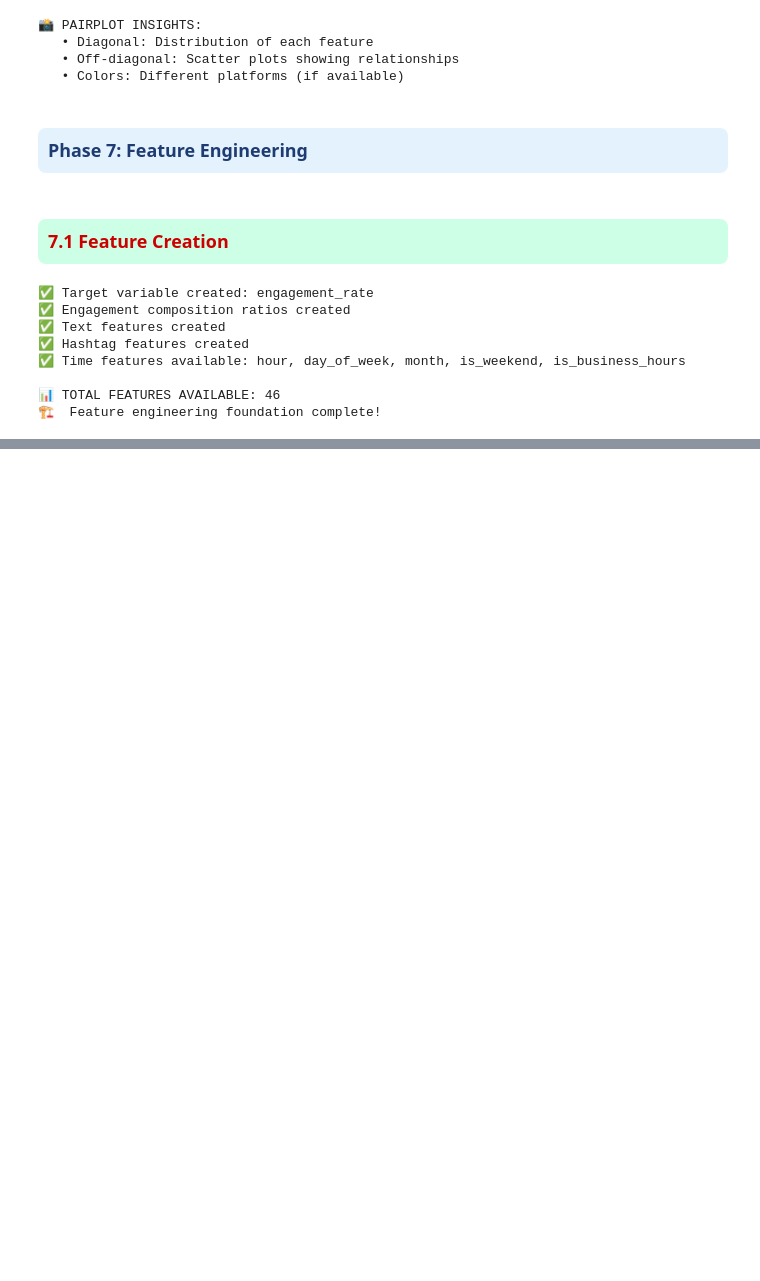
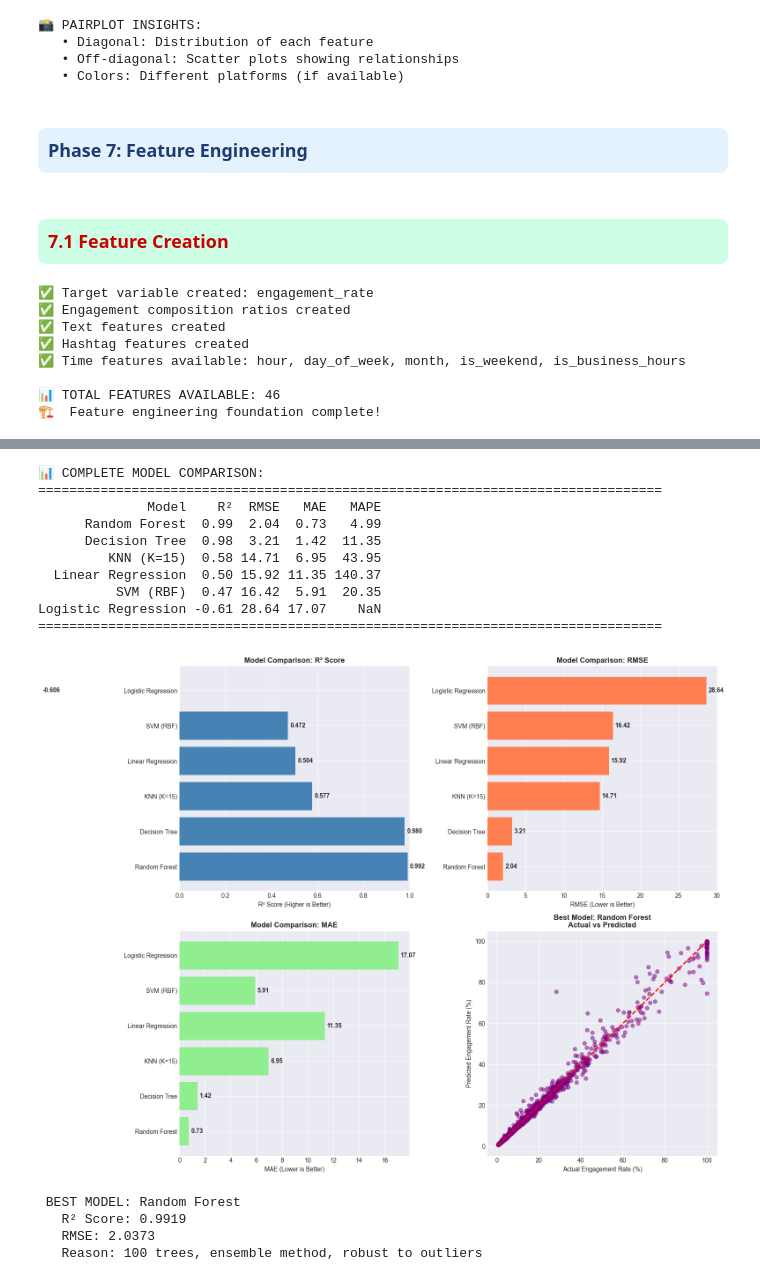
Before and after one commit to nomankhan0347893-web/mentorship-program-devsil, a Jupyter notebook: advance_pro/ml_pro.ipynb, the cells around one changed output, grey strips where cells are left out. Saved outputs shown, nothing was run; the diff lists cells and outputs as text; code cells hidden in the pictures; blank space fills up the shorter version.

```diff
--- a/advance_pro/ml_pro.ipynb
+++ b/advance_pro/ml_pro.ipynb
@@ -1263,0 +2234,79 @@ print("🏗️  Feature engineering foundation complete!")
+# %%
+# Create comparison DataFrame
+results_df = pd.DataFrame(model_results)
+results_df = results_df.sort_values('R²', ascending=False)
+
+print("📊 COMPLETE MODEL COMPARISON:")
+print("=" * 80)
+print(results_df[['Model', 'R²', 'RMSE', 'MAE', 'MAPE']].to_string(index=False))
+print("=" * 80)
+
+# Visualization
+fig, axes = plt.subplots(2, 2, figsize=(16, 12))
+
+# R² Comparison
+axes[0, 0].barh(results_df['Model'], results_df['R²'], color='steelblue')
+axes[0, 0].set_xlabel('R² Score (Higher is Better)')
+axes[0, 0].set_title('Model Comparison: R² Score', fontweight='bold')
+axes[0, 0].set_xlim(0, 1)
+for i, v in enumerate(results_df['R²']):
+    axes[0, 0].text(v + 0.01, i, f'{v:.3f}', va='center', fontweight='bold')
+
+# RMSE Comparison
+axes[0, 1].barh(results_df['Model'], results_df['RMSE'], color='coral')
+axes[0, 1].set_xlabel('RMSE (Lower is Better)')
+axes[0, 1].set_title('Model Comparison: RMSE', fontweight='bold')
+for i, v in enumerate(results_df['RMSE']):
+    axes[0, 1].text(v + max(results_df['RMSE'])*0.01, i, f'{v:.2f}', va='center', fontweight='bold')
+
+# MAE Comparison
+axes[1, 0].barh(results_df['Model'], results_df['MAE'], color='lightgreen')
+axes[1, 0].set_xlabel('MAE (Lower is Better)')
+axes[1, 0].set_title('Model Comparison: MAE', fontweight='bold')
+for i, v in enumerate(results_df['MAE']):
+    axes[1, 0].text(v + max(results_df['MAE'])*0.01, i, f'{v:.2f}', va='center', fontweight='bold')
+
+# Scatter: Actual vs Predicted (Best Model)
+best_model_name = results_df.iloc[0]['Model']
+if best_model_name == 'Linear Regression':
+    y_pred_best = y_pred_lr
+elif 'KNN' in best_model_name:
+    y_pred_best = y_pred_knn
+elif best_model_name == 'Decision Tree':
+    y_pred_best = y_pred_dt
+elif best_model_name == 'Random Forest':
+    y_pred_best = y_pred_rf
+elif best_model_name == 'SVM (RBF)':
+    y_pred_best = y_pred_svm
+else:
+    y_pred_best = y_pred_lr
+
+axes[1, 1].scatter(y_test, y_pred_best, alpha=0.5, color='purple')
+axes[1, 1].plot([y_test.min(), y_test.max()], [y_test.min(), y_test.max()], 'r--', lw=2)
+axes[1, 1].set_xlabel('Actual Engagement Rate (%)')
+axes[1, 1].set_ylabel('Predicted Engagement Rate (%)')
+axes[1, 1].set_title(f'Best Model: {best_model_name}\nActual vs Predicted', fontweight='bold')
+
+plt.tight_layout()
+plt.show()
+
+print(f"\n BEST MODEL: {best_model_name}")
+print(f"   R² Score: {results_df.iloc[0]['R²']:.4f}")
+print(f"   RMSE: {results_df.iloc[0]['RMSE']:.4f}")
+print(f"   Reason: {results_df.iloc[0]['Notes']}")
+# %% [output]
+📊 COMPLETE MODEL COMPARISON:
+================================================================================
+              Model    R²  RMSE   MAE   MAPE
+      Random Forest  0.99  2.04  0.73   4.99
+      Decision Tree  0.98  3.21  1.42  11.35
+         KNN (K=15)  0.58 14.71  6.95  43.95
+  Linear Regression  0.50 15.92 11.35 140.37
+          SVM (RBF)  0.47 16.42  5.91  20.35
+Logistic Regression -0.61 28.64 17.07    NaN
+================================================================================
+[figure, added]
+ BEST MODEL: Random Forest
+   R² Score: 0.9919
+   RMSE: 2.0373
+   Reason: 100 trees, ensemble method, robust to outliers
```
Also changed, not shown: parts of 45 cells of this notebook.
